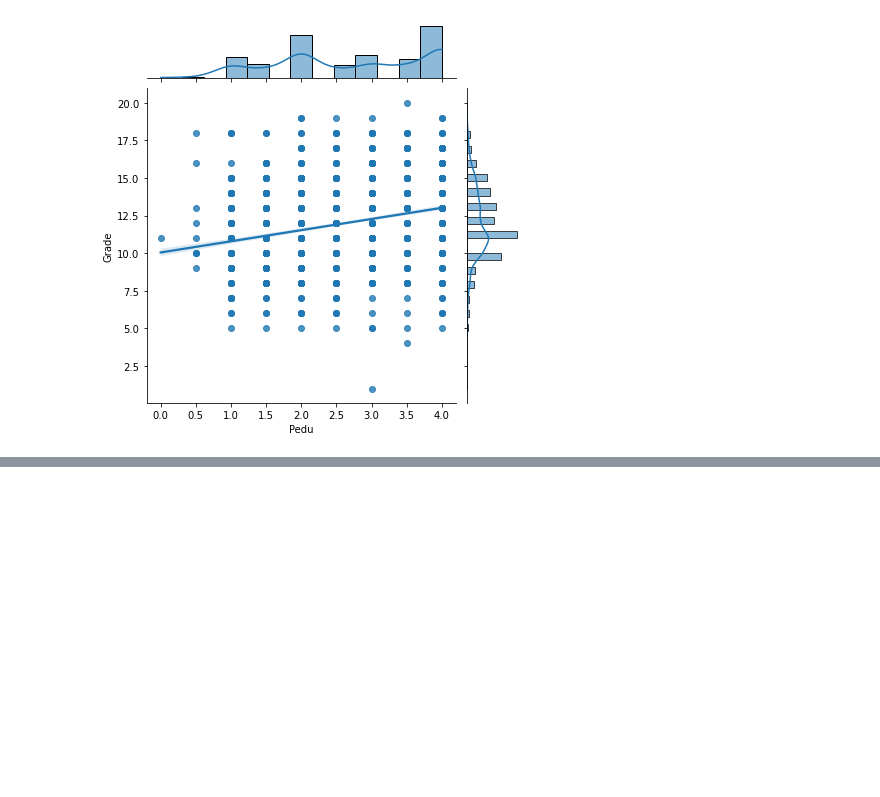
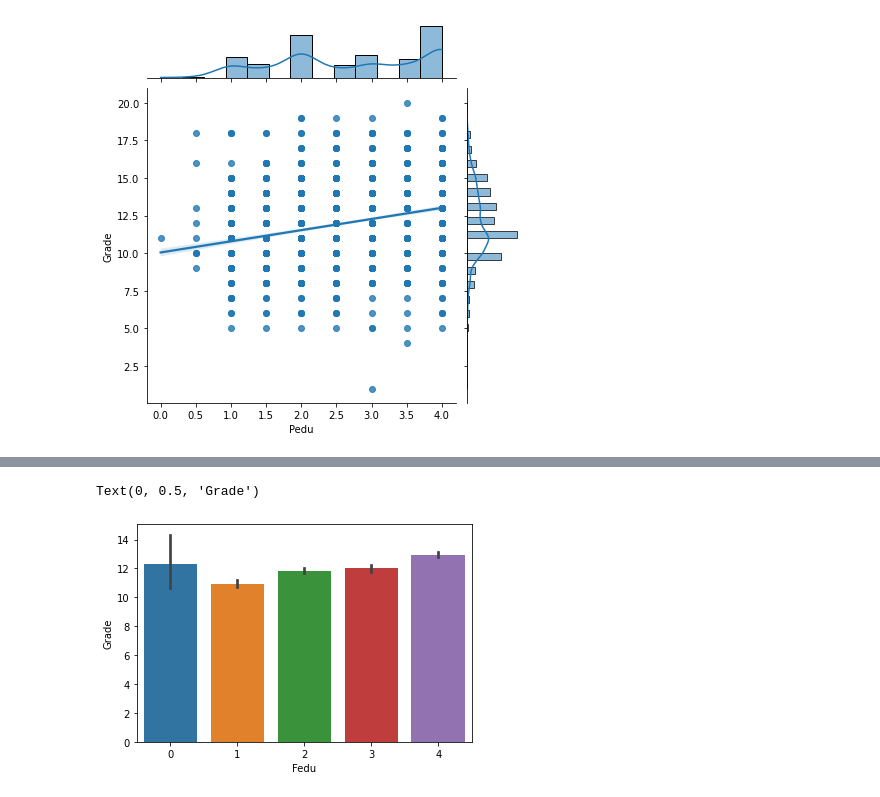
Before and after one commit to ubco-W2022T1-cosc301/project-group33, a Jupyter notebook: notebooks/analysis2.ipynb, the cells around one changed output, grey strips where cells are left out. Saved outputs shown, nothing was run; the diff lists cells and outputs as text; code cells hidden in the pictures; blank space fills up the shorter version.

```diff
--- a/notebooks/analysis2.ipynb
+++ b/notebooks/analysis2.ipynb
@@ -221,0 +209,7 @@ Text(0.5, 1.0, 'Number of failures at each grade out of 20')
+# %%
+sns.barplot(x='Fedu',y='Grade', data=df)
+plt.xlabel("Fedu")
+plt.ylabel("Grade")
+# %% [output]
+Text(0, 0.5, 'Grade')
+[figure, added]
```
Also changed, not shown: parts of 20 cells of this notebook, 3 other files.
